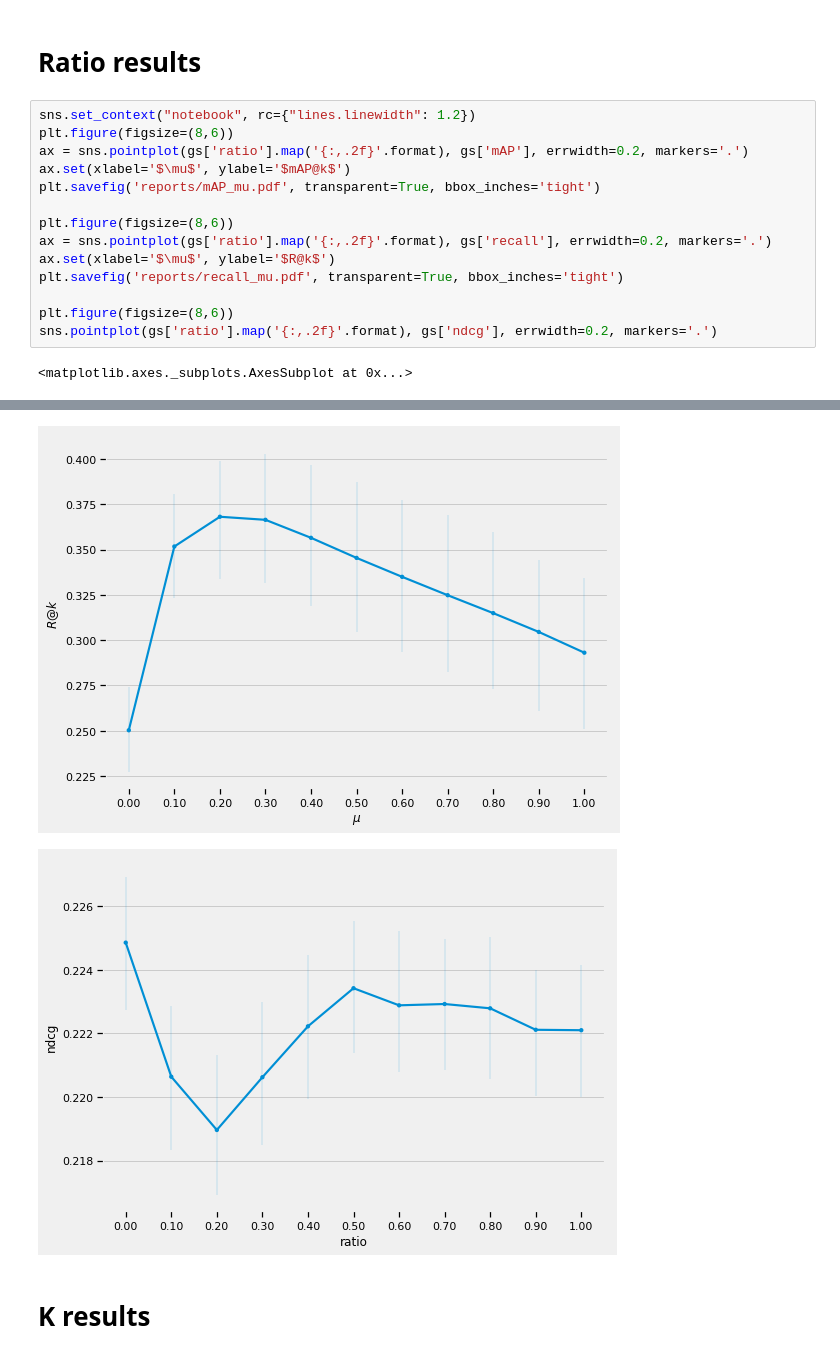
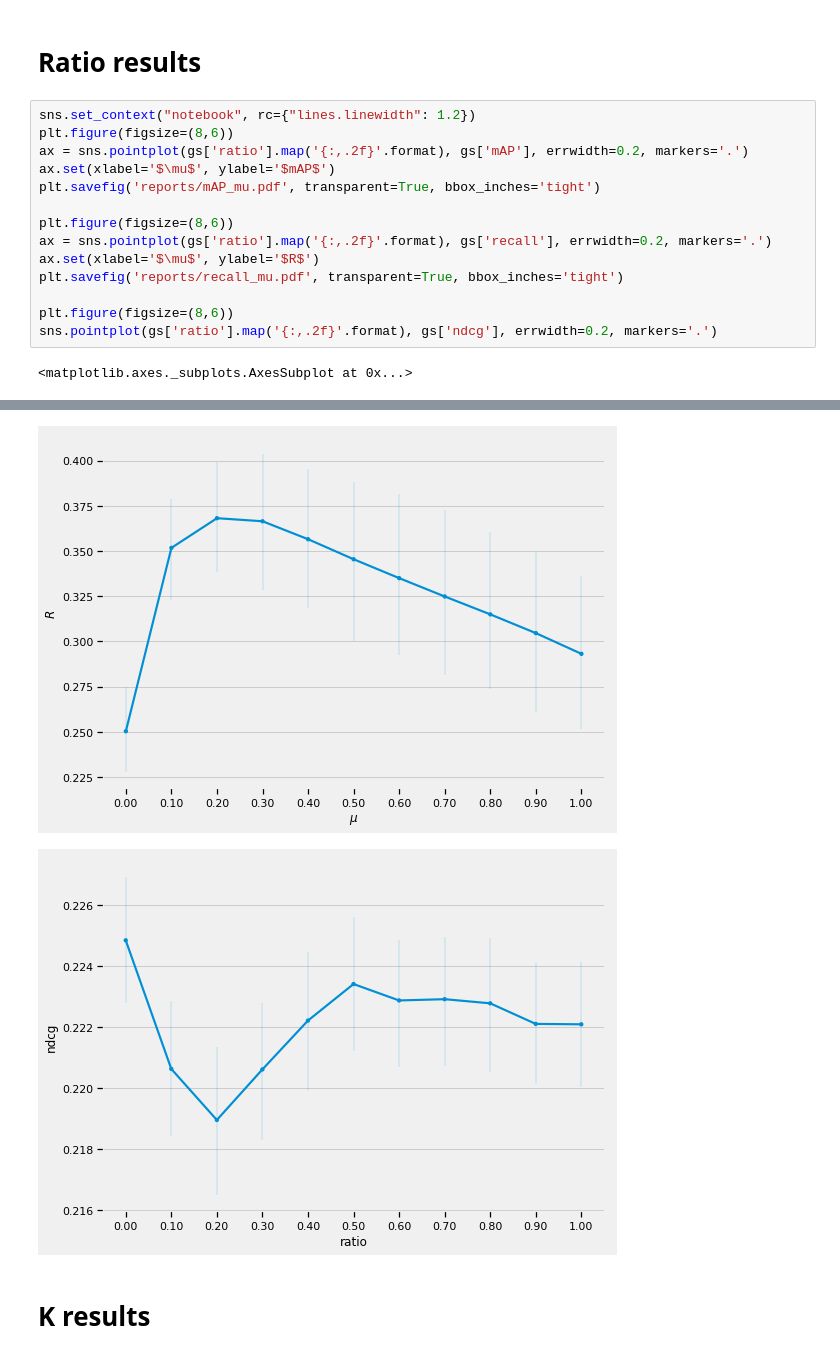
Before and after one commit to data-boars/hashtag-recommendation-project, a Jupyter notebook: notebooks/Grid Search Analysis.ipynb, the cells around one changed output, grey strips where cells are left out. Cells and saved outputs as stored; diff of their text form.

```diff
--- a/notebooks/Grid Search Analysis.ipynb
+++ b/notebooks/Grid Search Analysis.ipynb
@@ -67,12 +67,12 @@ array([<matplotlib.axes._subplots.AxesSubplot object at 0x...>,
 sns.set_context("notebook", rc={"lines.linewidth": 1.2})
 plt.figure(figsize=(8,6))
 ax = sns.pointplot(gs['ratio'].map('{:,.2f}'.format), gs['mAP'], errwidth=0.2, markers='.')
-ax.set(xlabel='$\mu$', ylabel='$mAP@k$')
+ax.set(xlabel='$\mu$', ylabel='$mAP$')
 plt.savefig('reports/mAP_mu.pdf', transparent=True, bbox_inches='tight')
 
 plt.figure(figsize=(8,6))
 ax = sns.pointplot(gs['ratio'].map('{:,.2f}'.format), gs['recall'], errwidth=0.2, markers='.')
-ax.set(xlabel='$\mu$', ylabel='$R@k$')
+ax.set(xlabel='$\mu$', ylabel='$R$')
 plt.savefig('reports/recall_mu.pdf', transparent=True, bbox_inches='tight')
 
 plt.figure(figsize=(8,6))
@@ -83,5 +83,5 @@ sns.pointplot(gs['ratio'].map('{:,.2f}'.format), gs['ndcg'], errwidth=0.2, marke
-[figure, old version]
+[figure, new version]
-[figure, old version]
+[figure, new version]
 # %% [markdown]
 # K results
 # %%
```
Also changed, not shown: parts of 10 cells of this notebook, 16 other files.
